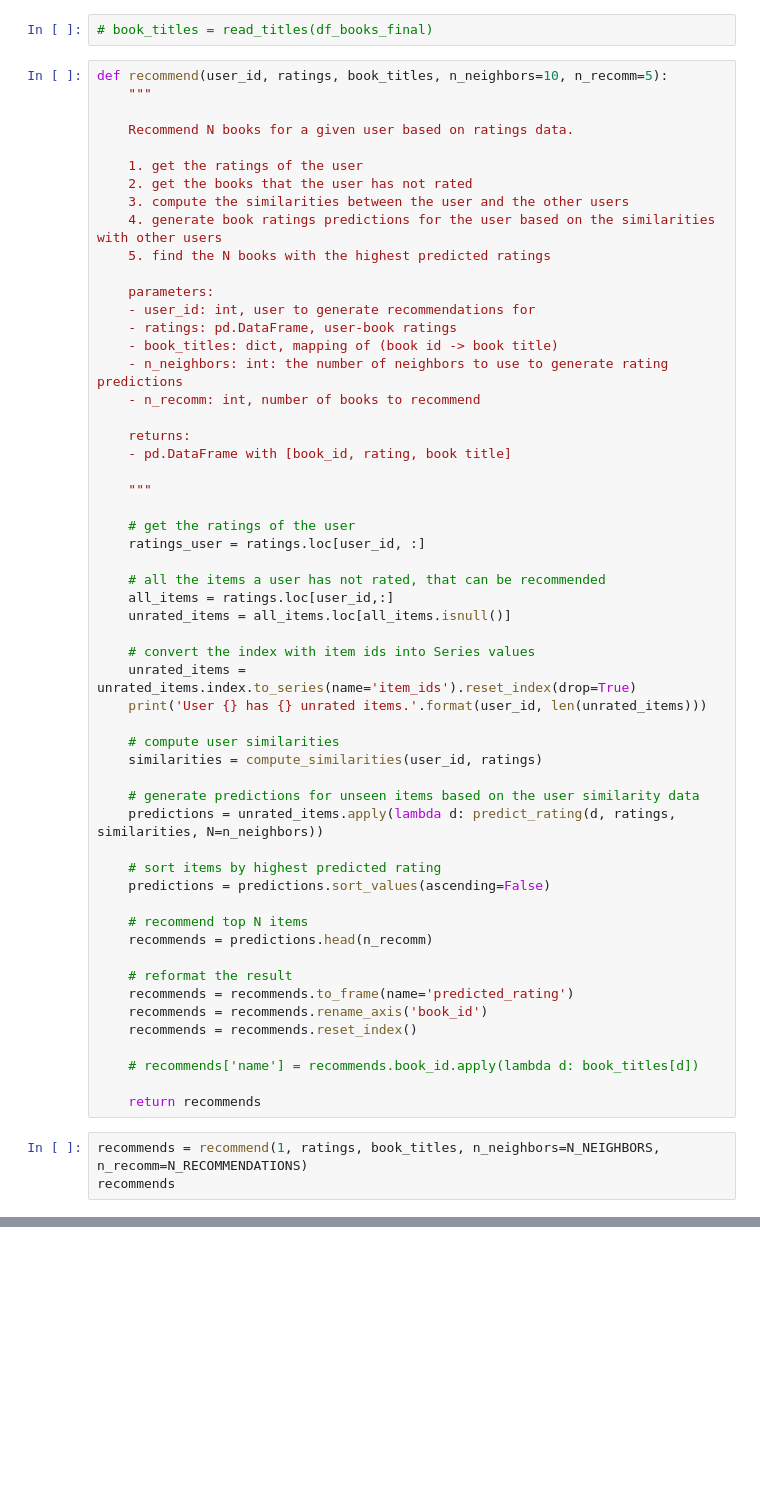
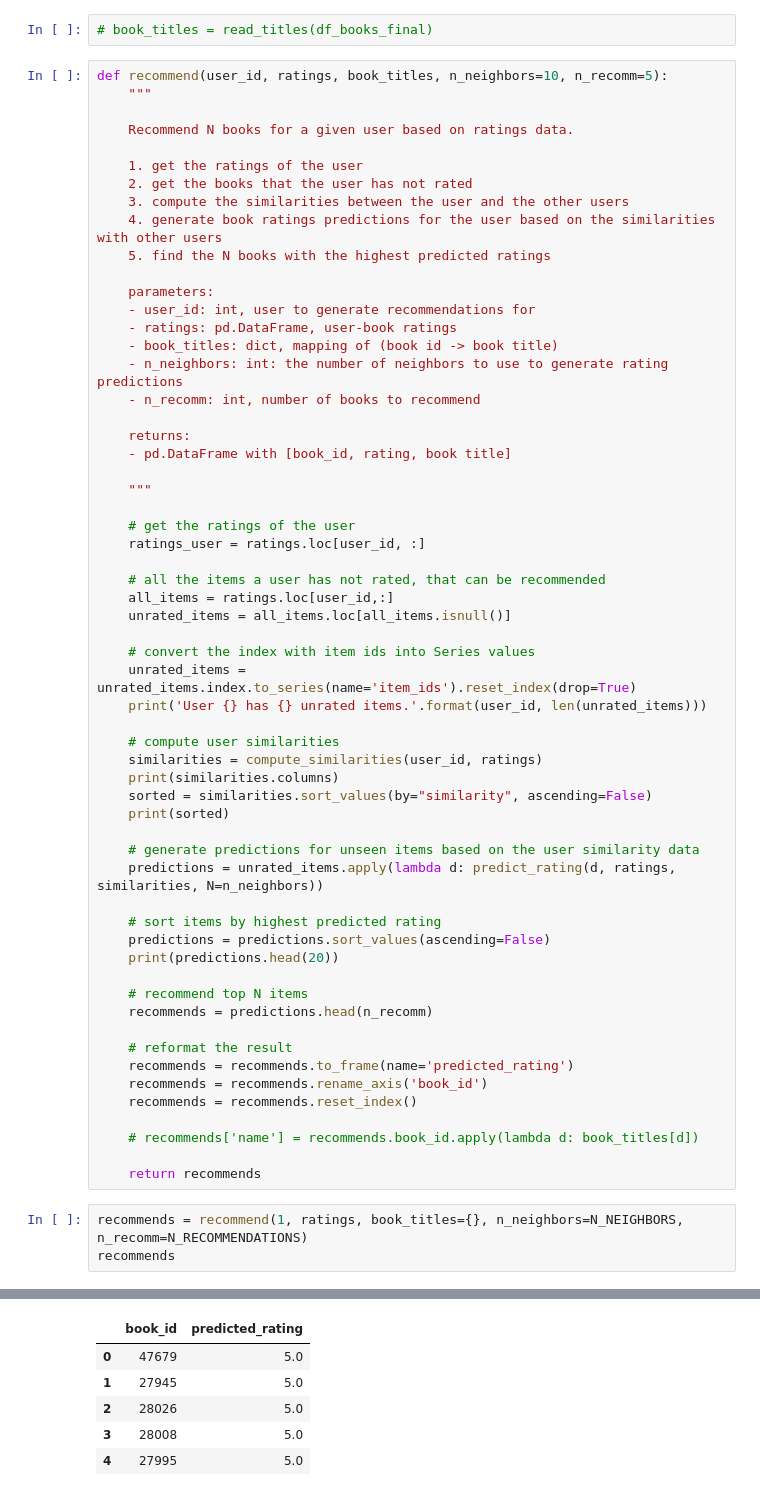
Before and after one commit to Pangerlanger/bt4222-books, a Jupyter notebook: user_based.ipynb, the cells around one changed output, grey strips where cells are left out. Drawn from its saved outputs; the diff is of its cells as text; blank space fills up the shorter version.

```diff
--- a/user_based.ipynb
+++ b/user_based.ipynb
@@ -222,12 +222,16 @@ def recommend(user_id, ratings, book_titles, n_neighbors=10, n_recomm=5):
 
     # compute user similarities
     similarities = compute_similarities(user_id, ratings)
+    print(similarities.columns)
+    sorted = similarities.sort_values(by="similarity", ascending=False)
+    print(sorted)
 
     # generate predictions for unseen items based on the user similarity data
     predictions = unrated_items.apply(lambda d: predict_rating(d, ratings, similarities, N=n_neighbors))
 
     # sort items by highest predicted rating
     predictions = predictions.sort_values(ascending=False)
+    print(predictions.head(20))
 
     # recommend top N items
     recommends = predictions.head(n_recomm)
@@ -241,5 +245,6 @@ def recommend(user_id, ratings, book_titles, n_neighbors=10, n_recomm=5):
 
     return recommends
 # %%
-recommends = recommend(1, ratings, book_titles, n_neighbors=N_NEIGHBORS, n_recomm=N_RECOMMENDATIONS)
+recommends = recommend(1, ratings, book_titles={}, n_neighbors=N_NEIGHBORS, n_recomm=N_RECOMMENDATIONS)
 recommends
+# %% [output]
@@ -245,0 +269,6 @@ recommends
+|  | book_id | predicted_rating |
+| 0 | 47679 | 5.0 |
+| 1 | 27945 | 5.0 |
+| 2 | 28026 | 5.0 |
+| 3 | 28008 | 5.0 |
+| 4 | 27995 | 5.0 |
```
Also changed, not shown: parts of 4 cells of this notebook.
